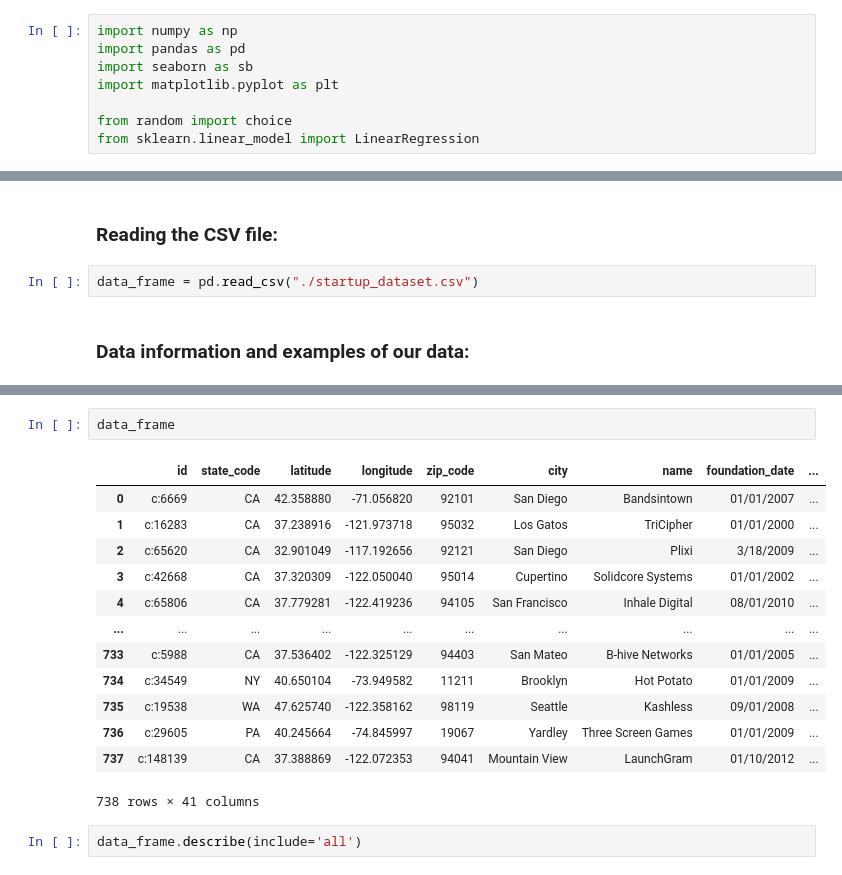
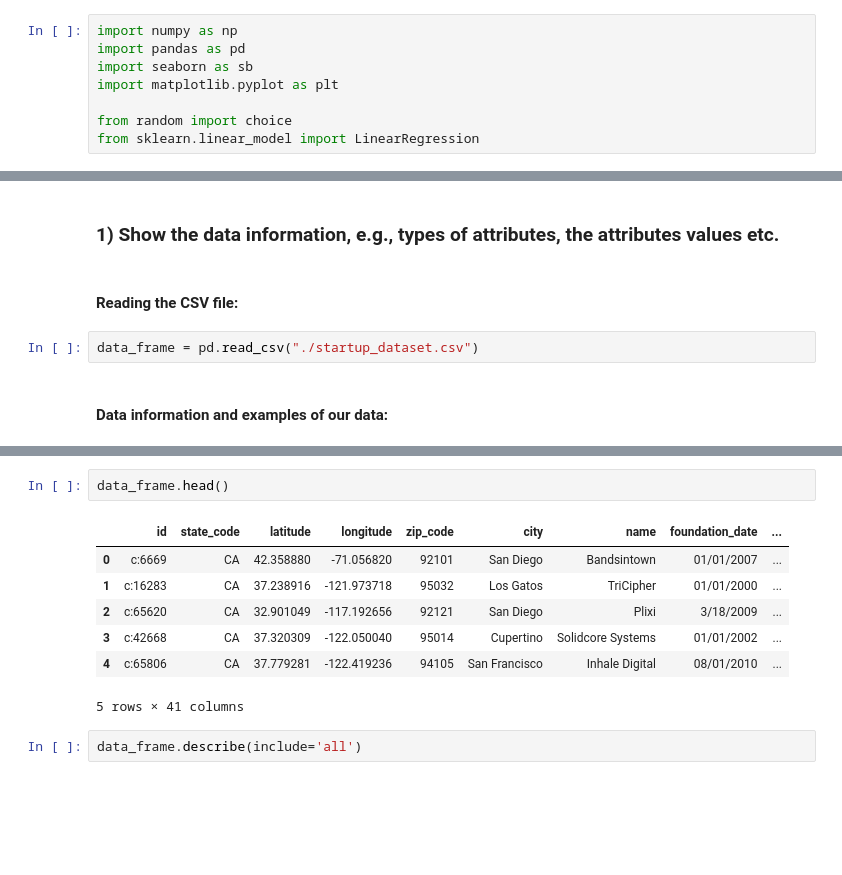
Before and after one commit to Liri-Be/DataMining, a Jupyter notebook: part-1/part1.ipynb, the cells around one changed output, grey strips where cells are left out. Drawn from its saved outputs; the diff is of its cells as text; blank space fills up the shorter version.

```diff
--- a/part-1/part1.ipynb
+++ b/part-1/part1.ipynb
@@ -18,9 +18,11 @@ sb.set(color_codes=True, rc={'figure.figsize': (10, 100)})
+# %% [markdown]
+### 1) Show the data information, e.g., types of attributes, the attributes values etc.
 # %% [markdown]
-### Reading the CSV file:
+#### Reading the CSV file:
 # %%
 data_frame = pd.read_csv("./startup_dataset.csv")
 # %% [markdown]
-### Data information and examples of our data:
+#### Data information and examples of our data:
 # %%
 data_frame.info()
 # %% [output]
@@ -42,21 +44,15 @@ Data columns (total 41 columns):
 dtypes: float64(7), int64(24), object(10)
 memory usage: 236.5+ KB
 # %%
-data_frame
+data_frame.head()
 # %% [output]
 |  | id | state_code | latitude | longitude | zip_code | city | name | foundation_date | ... |
 | 0 | c:6669 | CA | 42.358880 | -71.056820 | 92101 | San Diego | Bandsintown | 01/01/2007 | ... |
 | 1 | c:16283 | CA | 37.238916 | -121.973718 | 95032 | Los Gatos | TriCipher | 01/01/2000 | ... |
 | 2 | c:65620 | CA | 32.901049 | -117.192656 | 92121 | San Diego | Plixi | 3/18/2009 | ... |
 | 3 | c:42668 | CA | 37.320309 | -122.050040 | 95014 | Cupertino | Solidcore Systems | 01/01/2002 | ... |
 | 4 | c:65806 | CA | 37.779281 | -122.419236 | 94105 | San Francisco | Inhale Digital | 08/01/2010 | ... |
-| ... | ... | ... | ... | ... | ... | ... | ... | ... | ... |
-| 733 | c:5988 | CA | 37.536402 | -122.325129 | 94403 | San Mateo | B-hive Networks | 01/01/2005 | ... |
-| 734 | c:34549 | NY | 40.650104 | -73.949582 | 11211 | Brooklyn | Hot Potato | 01/01/2009 | ... |
-| 735 | c:19538 | WA | 47.625740 | -122.358162 | 98119 | Seattle | Kashless | 09/01/2008 | ... |
-| 736 | c:29605 | PA | 40.245664 | -74.845997 | 19067 | Yardley | Three Screen Games | 01/01/2009 | ... |
-| 737 | c:148139 | CA | 37.388869 | -122.072353 | 94041 | Mountain View | LaunchGram | 01/10/2012 | ... |
-738 rows × 41 columns
+5 rows × 41 columns
 # %%
 data_frame.describe(include='all')
 # %% [output]
```
Also changed, not shown: parts of 48 cells of this notebook.
